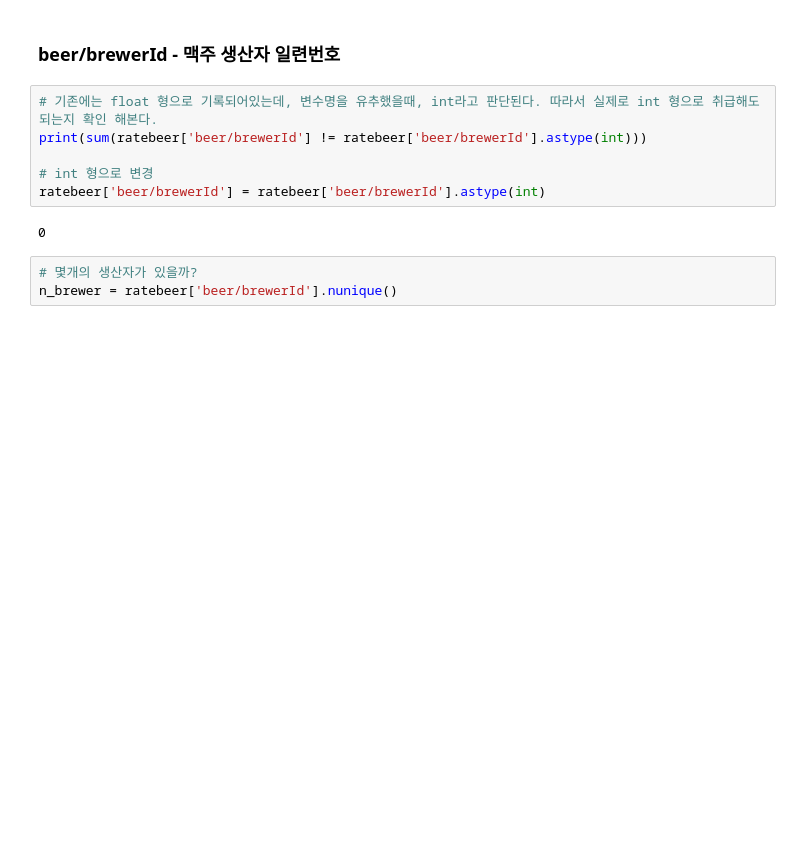
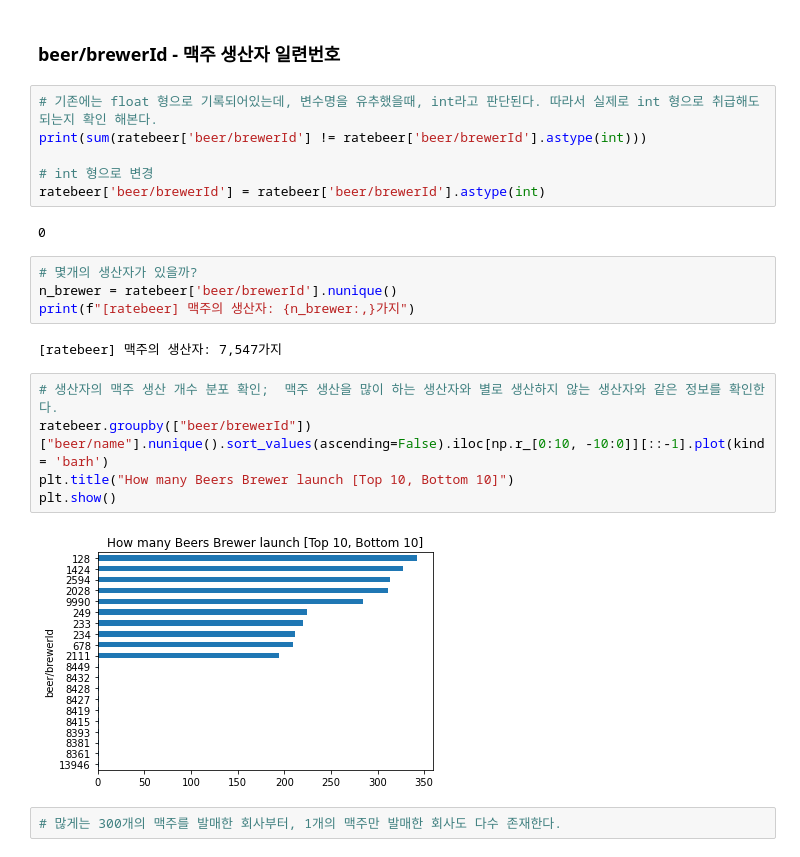
Before and after one commit to boostcampaitech3/final-project-level3-recsys-10, a Jupyter notebook: EDA/ratebeer_EDA_gyeongtae.ipynb, the cells around one changed output. Saved outputs shown, nothing was run; the diff lists cells and outputs as text; blank space fills up the shorter version.

Commit message:
[docs/#2] Update ratebeer EDA notebook - Gyeongtae (~ ABV)

```diff
--- a/EDA/ratebeer_EDA_gyeongtae.ipynb
+++ b/EDA/ratebeer_EDA_gyeongtae.ipynb
@@ -167,3 +167,15 @@ ratebeer['beer/brewerId'] = ratebeer['beer/brewerId'].astype(int)
 # %%
 # 몇개의 생산자가 있을까?
 n_brewer = ratebeer['beer/brewerId'].nunique()
+print(f"[ratebeer] 맥주의 생산자: {n_brewer:,}가지")
+# %% [output]
+[ratebeer] 맥주의 생산자: 7,547가지
+# %%
+# 생산자의 맥주 생산 개수 분포 확인;  맥주 생산을 많이 하는 생산자와 별로 생산하지 않는 생산자와 같은 정보를 확인한다.
+ratebeer.groupby(["beer/brewerId"])["beer/name"].nunique().sort_values(ascending=False).iloc[np.r_[0:10, -10:0]][::-1].plot(kind = 'barh')
+plt.title("How many Beers Brewer launch [Top 10, Bottom 10]")
+plt.show()
+# %% [output]
+[figure, added]
+# %%
+# 많게는 300개의 맥주를 발매한 회사부터, 1개의 맥주만 발매한 회사도 다수 존재한다.
```
Also changed, not shown: parts of 13 cells of this notebook.
